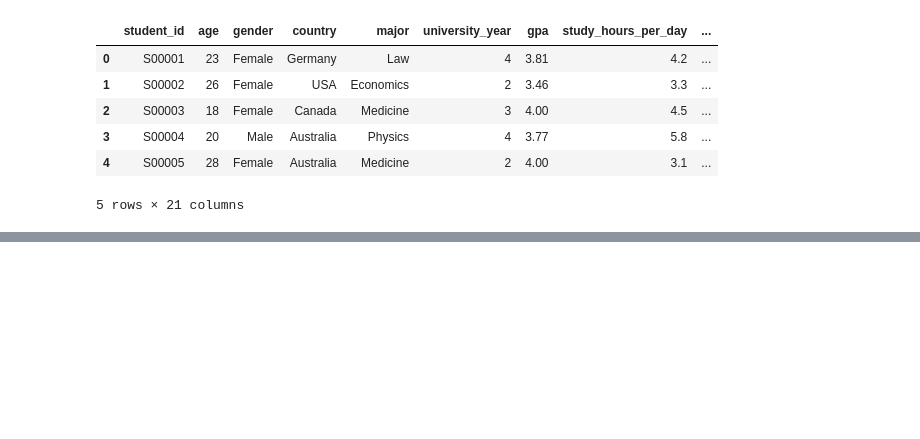
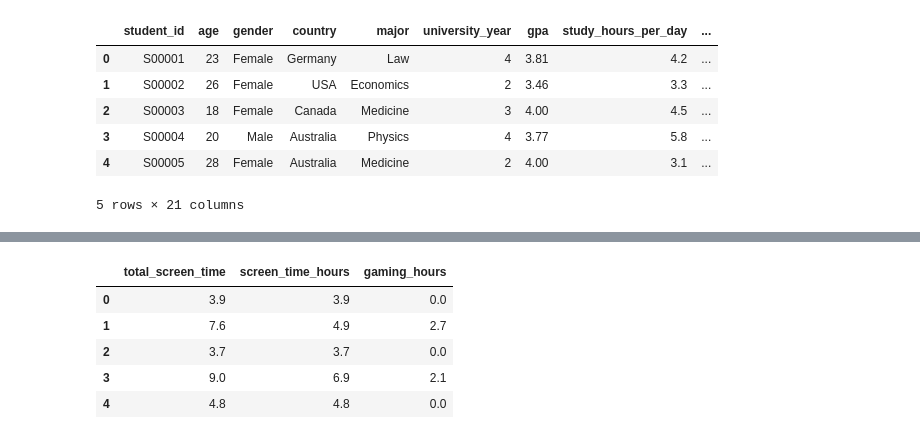
Before and after one commit to apsorawadifa-bot/PYTHON_FINAL_PROJECT, a Jupyter notebook: ppppppppppp/data.ipynb, the cells around one changed output, grey strips where cells are left out. Cells and saved outputs as stored; diff of their text form; code cells hidden in the pictures; blank space fills up the shorter version.

```diff
--- a/ppppppppppp/data.ipynb
+++ b/ppppppppppp/data.ipynb
@@ -424,0 +482,9 @@ plt.show()
+# %%
+df[['total_screen_time','screen_time_hours','gaming_hours']].head()
+# %% [output]
+|  | total_screen_time | screen_time_hours | gaming_hours |
+| 0 | 3.9 | 3.9 | 0.0 |
+| 1 | 7.6 | 4.9 | 2.7 |
+| 2 | 3.7 | 3.7 | 0.0 |
+| 3 | 9.0 | 6.9 | 2.1 |
+| 4 | 4.8 | 4.8 | 0.0 |
```
Also changed, not shown: parts of 11 cells of this notebook.
